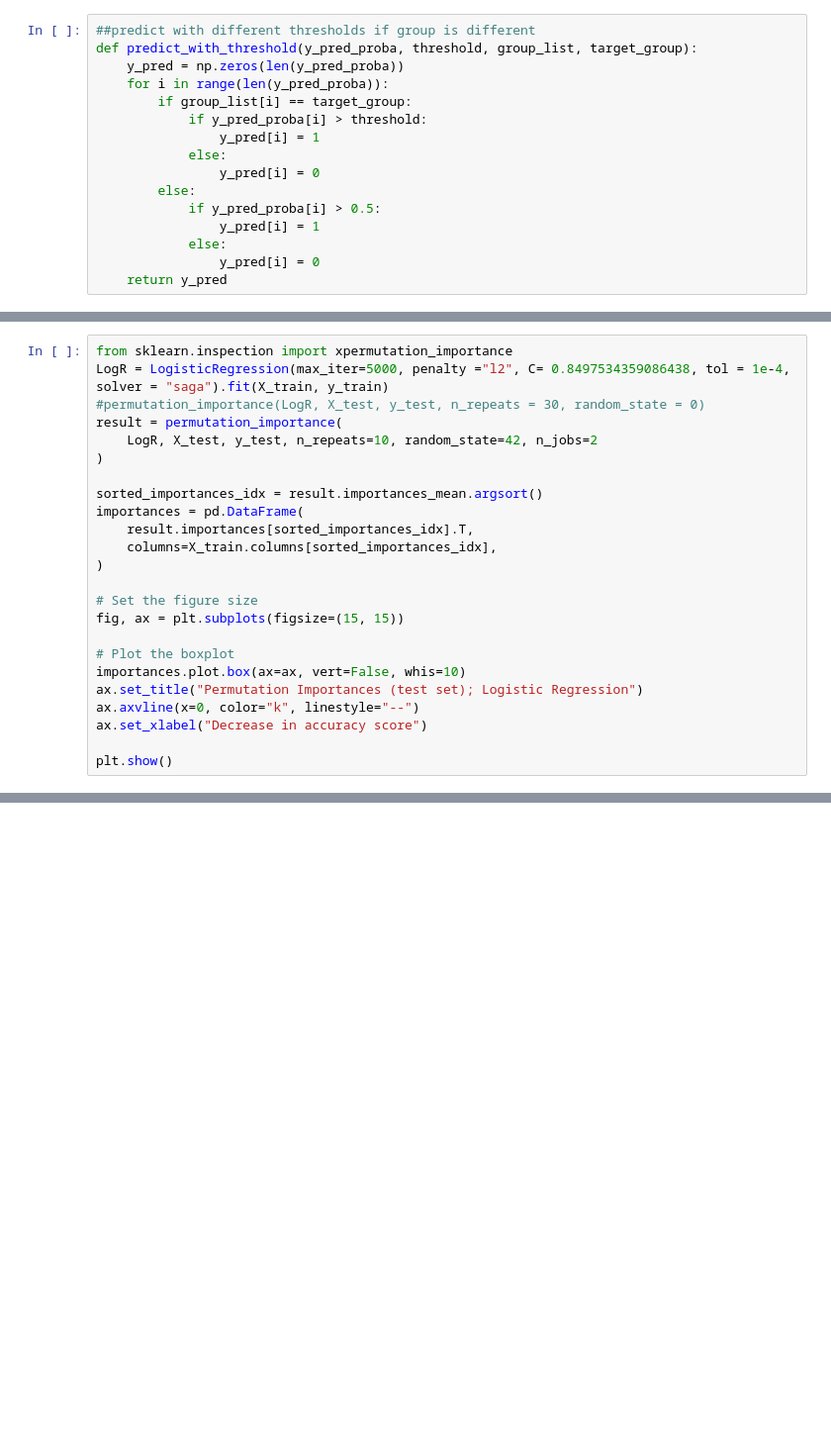
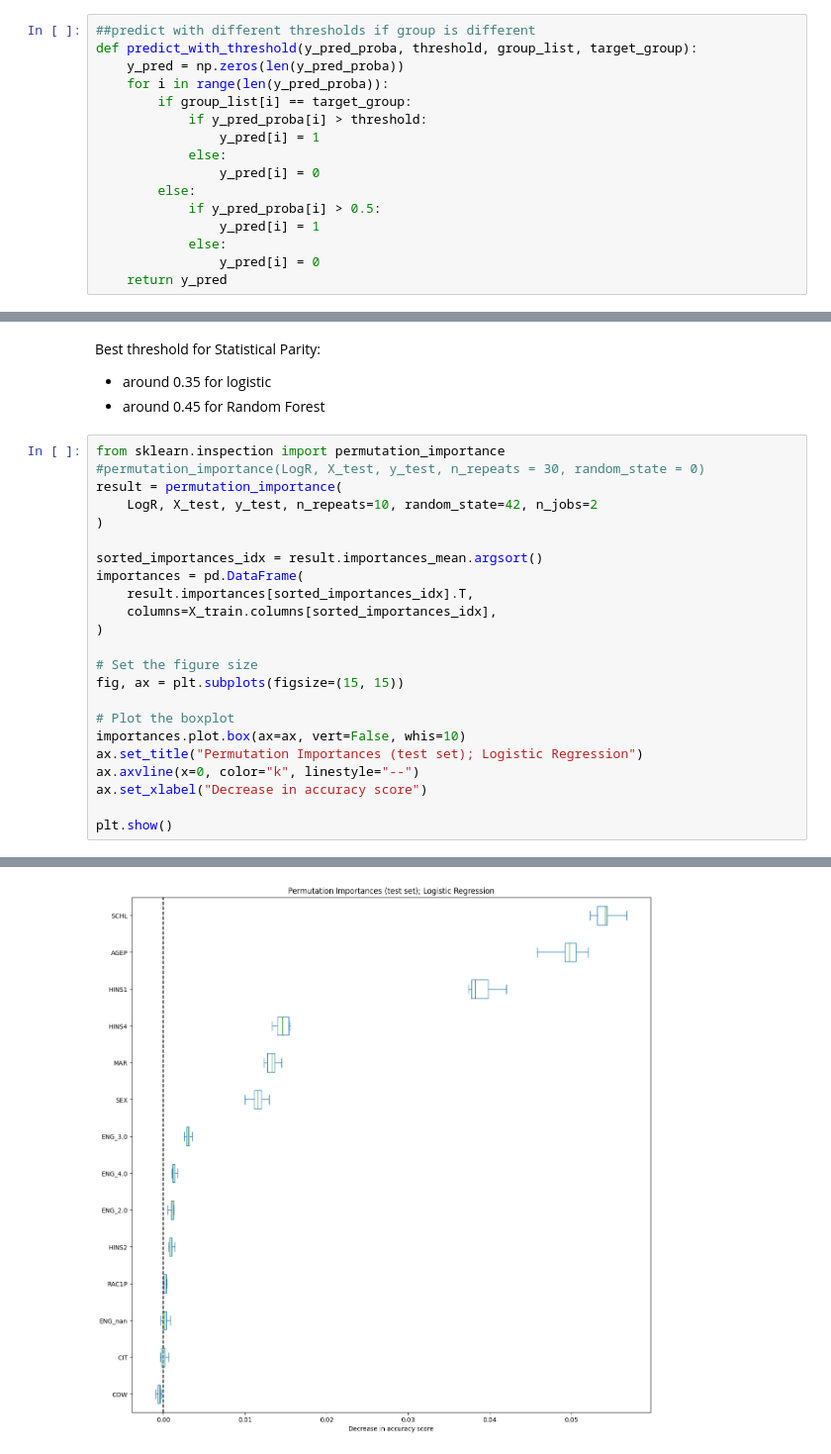
Before and after one commit to TheJarmanitor/algorithmic_fairness_2024, a Jupyter notebook: Handin_1/afae24-assignment-01-template.ipynb, the cells around one changed output, grey strips where cells are left out. Shown at 99% size. Cells and saved outputs as stored; diff of their text form; blank space fills up the shorter version.

```diff
--- a/Handin_1/afae24-assignment-01-template.ipynb
+++ b/Handin_1/afae24-assignment-01-template.ipynb
@@ -462,6 +447,9 @@ fig, ax = plt.subplots(1,2, figsize=(10,5), sharex=True, sharey=True)
+# %% [markdown]
+Best threshold for Statistical Parity:
+- around 0.35 for logistic
+- around 0.45 for Random Forest
 # %%
-from sklearn.inspection import xpermutation_importance
-LogR = LogisticRegression(max_iter=5000, penalty ="l2", C= 0.8497534359086438, tol = 1e-4, solver = "saga").fit(X_train, y_train)
+from sklearn.inspection import permutation_importance
 #permutation_importance(LogR, X_test, y_test, n_repeats = 30, random_state = 0)
 result = permutation_importance(
     LogR, X_test, y_test, n_repeats=10, random_state=42, n_jobs=2
@@ -488,3 +475,4 @@ ImportError: cannot import name 'xpermutation_importance' from 'sklearn.inspecti
+[figure, added]
 # %%
 from sklearn.inspection import permutation_importance
 #LogR = LogisticRegression(max_iter=5000, penalty ="l2", C= 0.8497534359086438, tol = 1e-4, solver = "saga").fit(X_train, y_train)
```
Also changed, not shown: parts of 31 cells of this notebook.
